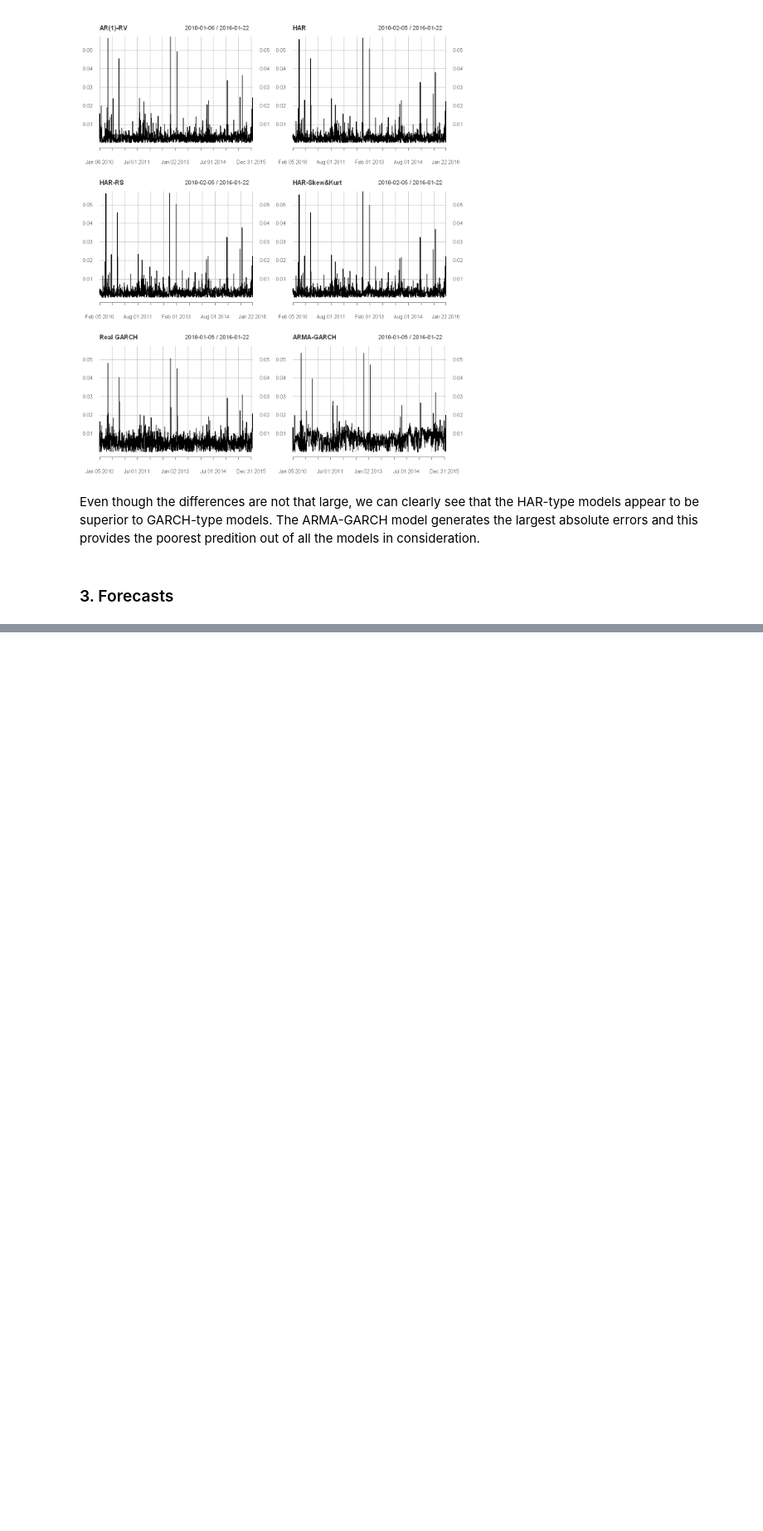
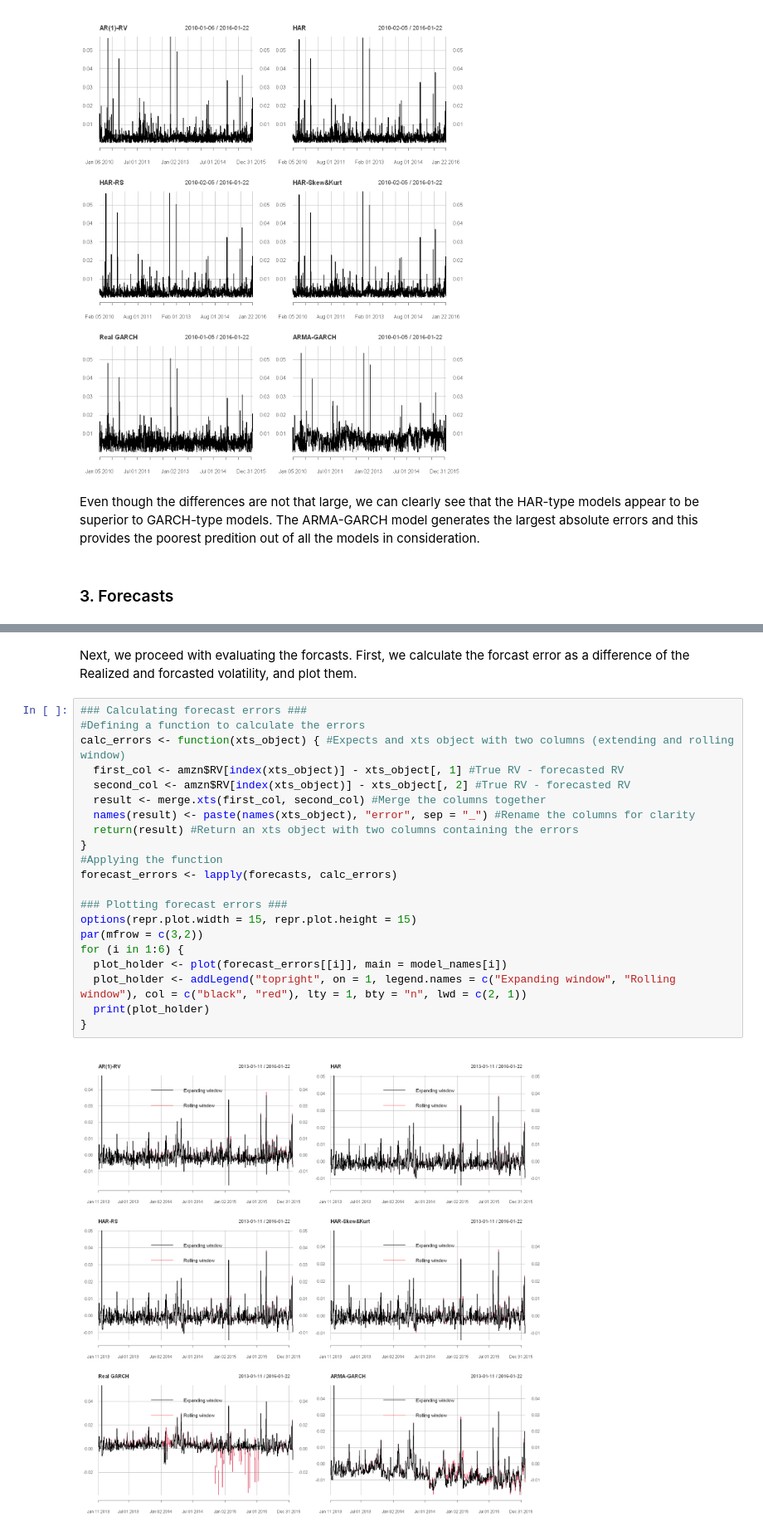
Before and after one commit to JanK0095/Financial-Econometrics-Course-Projects, a Jupyter notebook: Final project/FEI_Emprical_project_Kubal_Mattanelli.ipynb, the cells around one changed output, grey strips where cells are left out. Shown at 83% size. Cells and saved outputs as stored; diff of their text form; blank space fills up the shorter version.

```diff
--- a/Final project/FEI_Emprical_project_Kubal_Mattanelli.ipynb
+++ b/Final project/FEI_Emprical_project_Kubal_Mattanelli.ipynb
@@ -570,0 +696,25 @@ Even though the differences are not that large, we can clearly see that the HAR-
+# %% [markdown]
+Next, we proceed with evaluating the forcasts. First, we calculate the forcast error as a difference of the Realized and forcasted volatility, and plot them.
+# %%
+### Calculating forecast errors ###
+#Defining a function to calculate the errors
+calc_errors <- function(xts_object) { #Expects and xts object with two columns (extending and rolling window)
+  first_col <- amzn$RV[index(xts_object)] - xts_object[, 1] #True RV - forecasted RV
+  second_col <- amzn$RV[index(xts_object)] - xts_object[, 2] #True RV - forecasted RV
+  result <- merge.xts(first_col, second_col) #Merge the columns together
+  names(result) <- paste(names(xts_object), "error", sep = "_") #Rename the columns for clarity
+  return(result) #Return an xts object with two columns containing the errors
+}
+#Applying the function
+forecast_errors <- lapply(forecasts, calc_errors)
+
+### Plotting forecast errors ###
+options(repr.plot.width = 15, repr.plot.height = 15)
+par(mfrow = c(3,2))
+for (i in 1:6) {
+  plot_holder <- plot(forecast_errors[[i]], main = model_names[i])
+  plot_holder <- addLegend("topright", on = 1, legend.names = c("Expanding window", "Rolling window"), col = c("black", "red"), lty = 1, bty = "n", lwd = c(2, 1))
+  print(plot_holder)
+}
+# %% [output]
+[figure, added]
```
Also changed, not shown: parts of 17 cells of this notebook, 1 other file.
